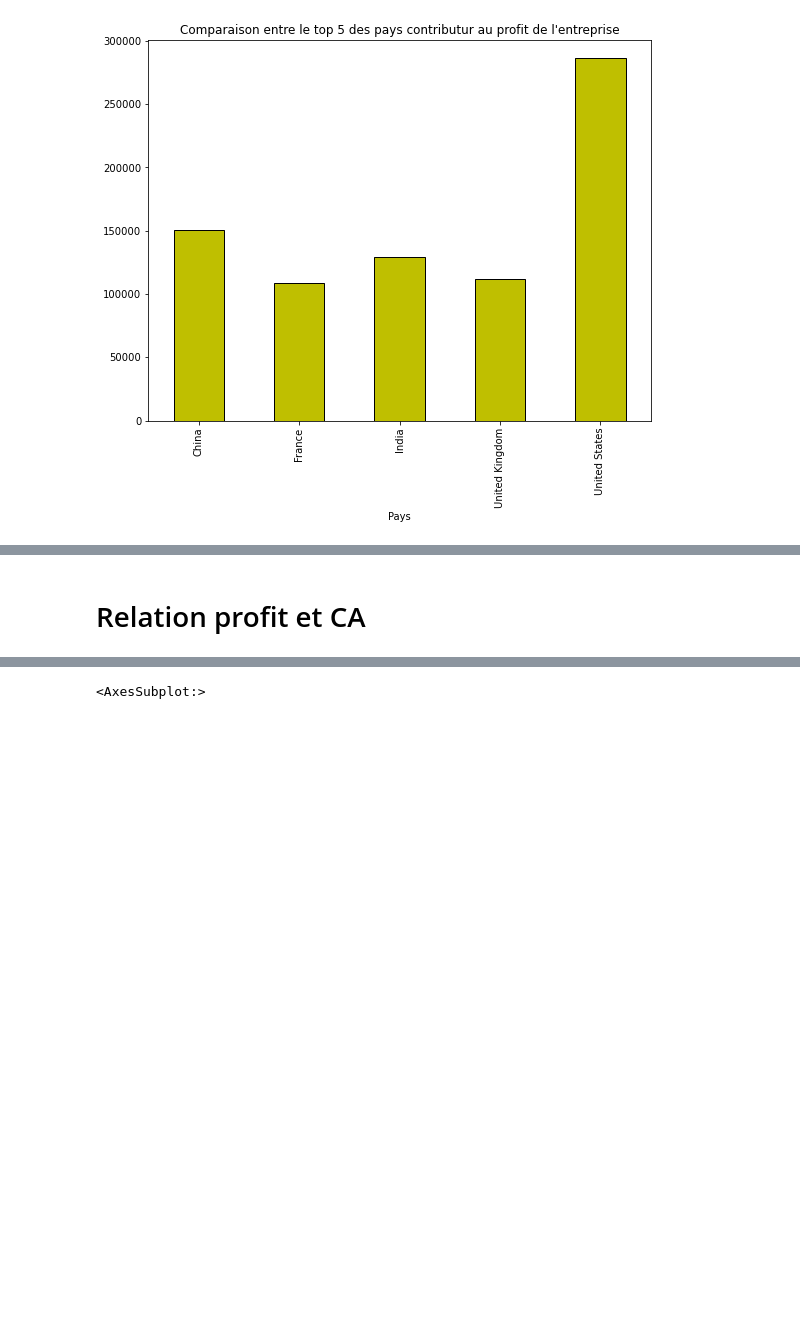
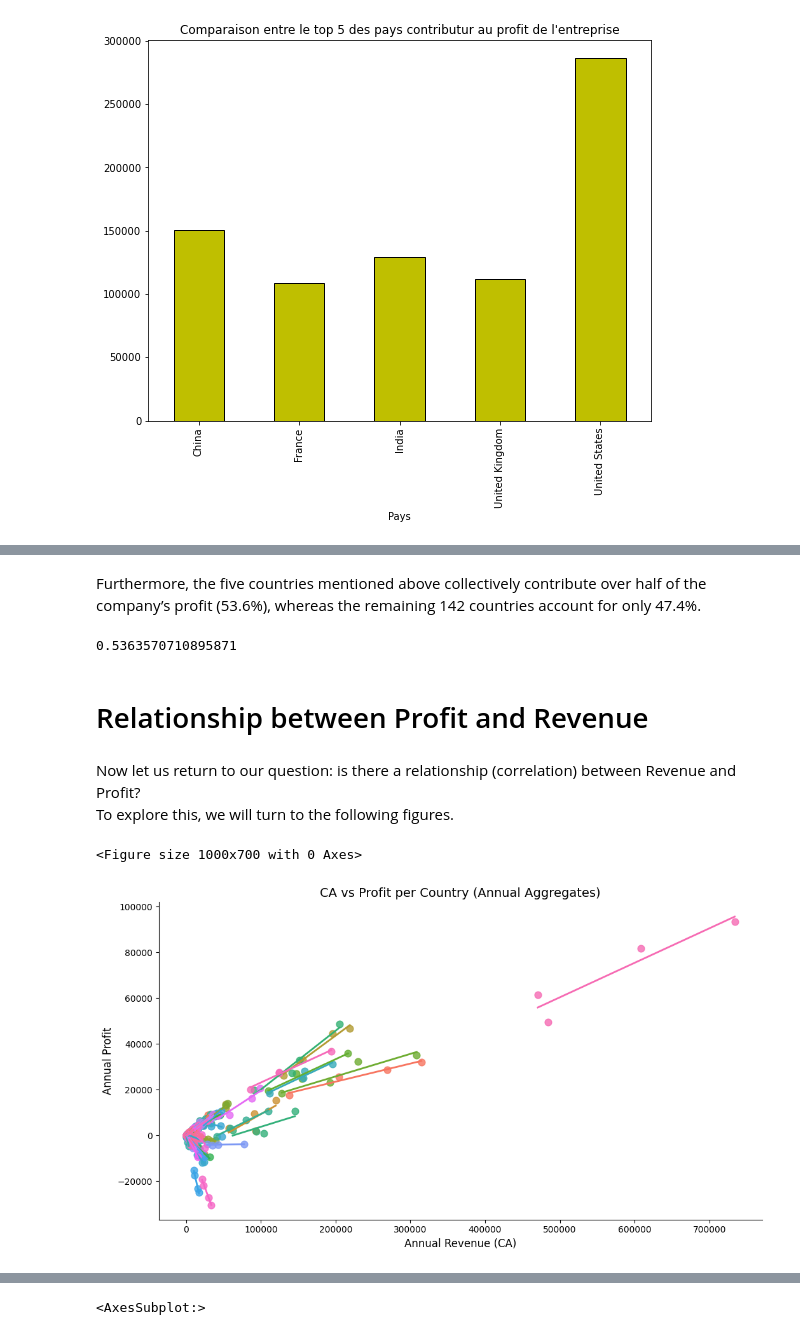
Before and after one commit to anasselbasra/my-first-project-data-analysis-global-superstore, a Jupyter notebook: El Basraoui_Anass.ipynb, the cells around one changed output, grey strips where cells are left out. Drawn from its saved outputs; the diff is of its cells as text; code cells hidden in the pictures; blank space fills up the shorter version.

Commit message:
CA vs Profit

```diff
--- a/El Basraoui_Anass.ipynb
+++ b/El Basraoui_Anass.ipynb
@@ -396,2 +412,61 @@ plt.show()
-# %% [markdown]
-# Relation profit et CA
+# %% [markdown]
+Furthermore, the five countries mentioned above collectively contribute over half of the company’s profit (53.6%), whereas the remaining 142 countries account for only 47.4%.
+# %%
+df[(df["Country"]=="United States") | (df["Country"]=="France")|(df["Country"]=="India")|(df["Country"]=="China")|(df["Country"]=="United Kingdom")]["Profit"].sum()/df["Profit"].sum()
+# %% [output]
+0.5363570710895871
+# %% [markdown]
+# Relationship between Profit and Revenue
+# %% [markdown]
+Now let us return to our question: is there a relationship (correlation) between Revenue and Profit?
+To explore this, we will turn to the following figures.
+# %%
+# Aggregate by Country and year
+country_year = (
+    df.groupby(["Country", "year"])
+      .agg(
+          CA=("Sales", "sum"),        # total revenue per year
+          Profit=("Profit", "sum")    # total profit per year
+      )
+      .reset_index()
+)
+
+country_year.head()
+
+top_countries = (
+    country_year.groupby("Country")["CA"]
+    .sum()
+    .sort_values(ascending=False)
+    .head(100)           # choose how many you want
+    .index
+)
+
+data_plot = country_year[country_year["Country"].isin(top_countries)]
+
+
+plt.figure(figsize=(10, 7))
+
+g=sns.lmplot(
+    data=data_plot,
+    x="CA",
+    y="Profit",
+    hue="Country",      # one regression line per country
+    height=6,
+    aspect=1.3,
+    markers="o",
+    scatter_kws={"s": 60, "alpha": 0.8},
+    line_kws={"linewidth": 2},
+    ci=None
+)
+
+plt.title("CA vs Profit per Country (Annual Aggregates)", fontsize=14)
+plt.xlabel("Annual Revenue (CA)", fontsize=12)
+plt.ylabel("Annual Profit", fontsize=12)
+
+plt.tight_layout()
+g._legend.remove()   # remove legend
+
+plt.show()
+# %% [output]
+<Figure size 1000x700 with 0 Axes>
+[figure, added]
```
Also changed, not shown: parts of 25 cells of this notebook.
